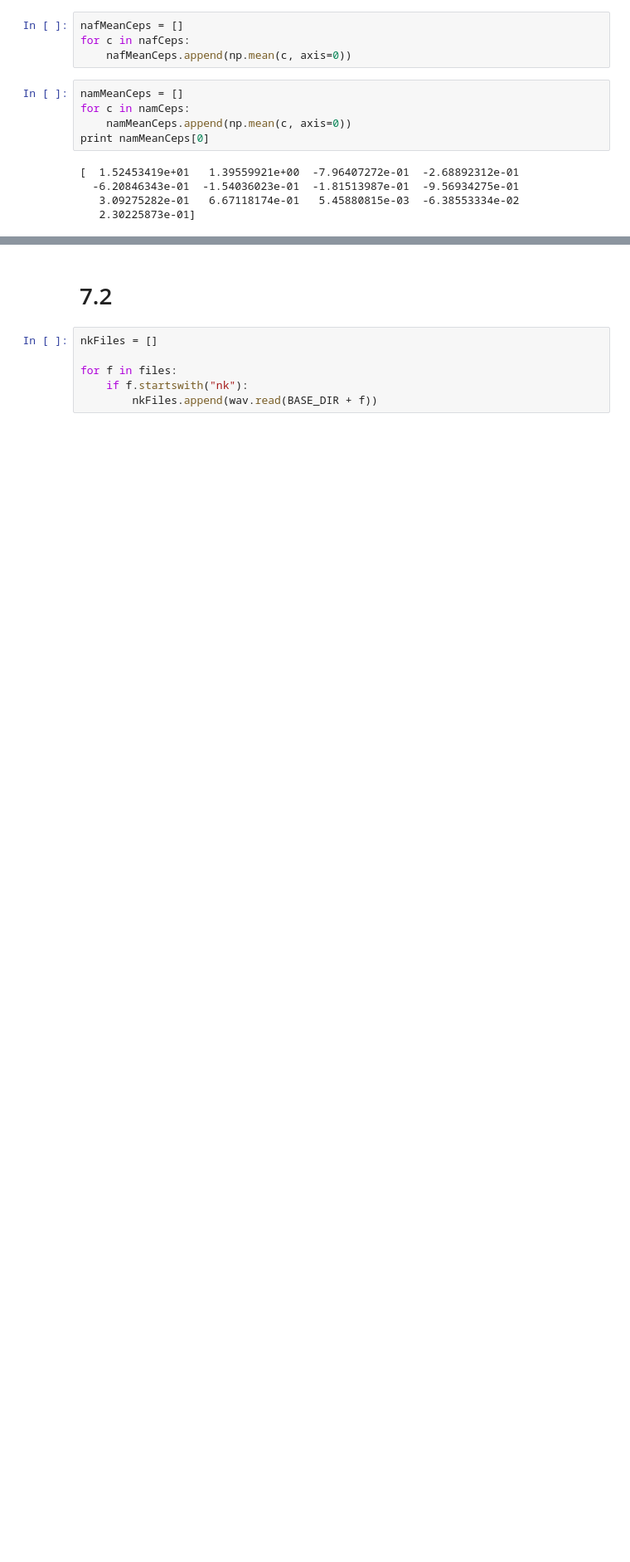
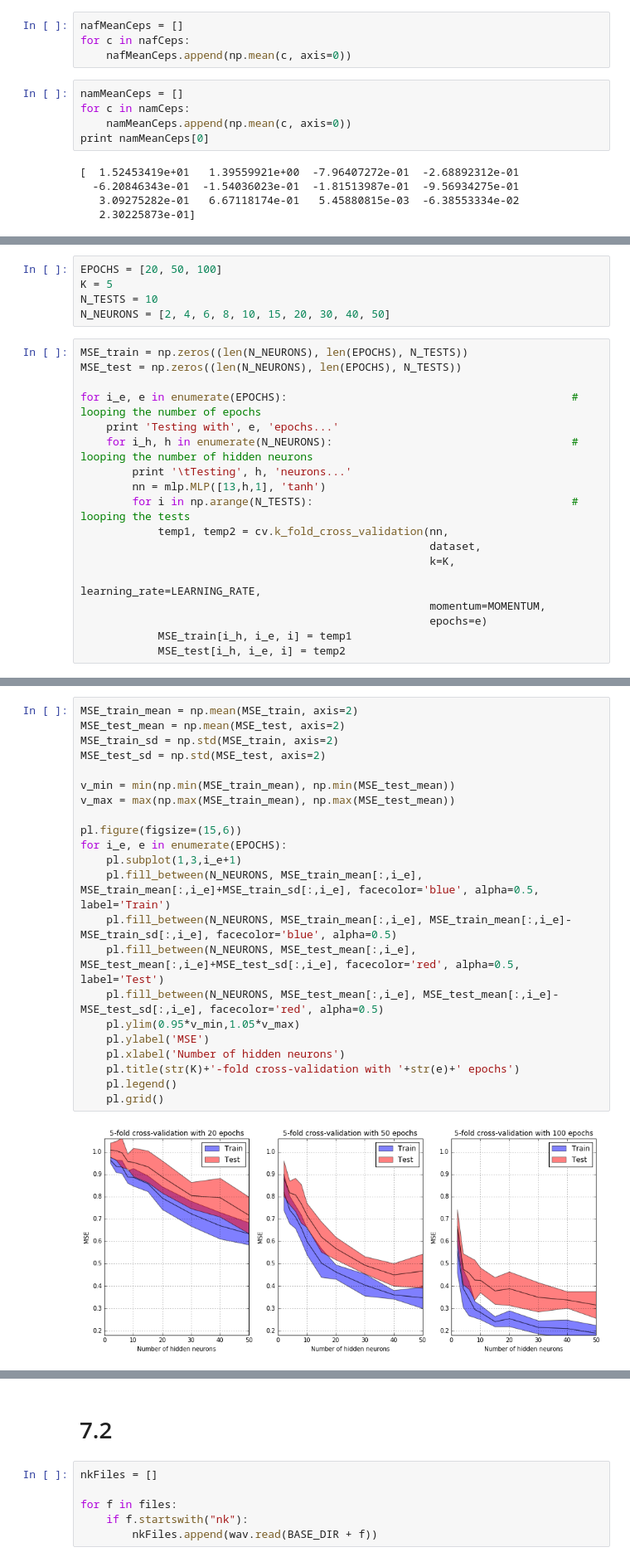
Before and after one commit to BinaryBrain/HEIG-MLG-Lab2, a Jupyter notebook: Report-7.1-draft.ipynb, the cells around one changed output, grey strips where cells are left out. Shown: that part at 83% size. Saved outputs shown, nothing was run; the diff lists cells and outputs as text; blank space fills up the shorter version.

```diff
--- a/Report-7.1-draft.ipynb
+++ b/Report-7.1-draft.ipynb
@@ -53,0 +120,23 @@ print(len(dataset))
+# %%
+EPOCHS = [20, 50, 100]
+K = 5
+N_TESTS = 10
+N_NEURONS = [2, 4, 6, 8, 10, 15, 20, 30, 40, 50]
+# %%
+MSE_train = np.zeros((len(N_NEURONS), len(EPOCHS), N_TESTS))
+MSE_test = np.zeros((len(N_NEURONS), len(EPOCHS), N_TESTS))
+
+for i_e, e in enumerate(EPOCHS):                                            # looping the number of epochs
+    print 'Testing with', e, 'epochs...'
+    for i_h, h in enumerate(N_NEURONS):                                     # looping the number of hidden neurons
+        print '\tTesting', h, 'neurons...'
+        nn = mlp.MLP([13,h,1], 'tanh')
+        for i in np.arange(N_TESTS):                                        # looping the tests
+            temp1, temp2 = cv.k_fold_cross_validation(nn,
+                                                      dataset,
+                                                      k=K,
+                                                      learning_rate=LEARNING_RATE,
+                                                      momentum=MOMENTUM,
+                                                      epochs=e)
+            MSE_train[i_h, i_e, i] = temp1
+            MSE_test[i_h, i_e, i] = temp2
@@ -53,0 +161,24 @@ print(len(dataset))
+# %%
+MSE_train_mean = np.mean(MSE_train, axis=2)
+MSE_test_mean = np.mean(MSE_test, axis=2)
+MSE_train_sd = np.std(MSE_train, axis=2)
+MSE_test_sd = np.std(MSE_test, axis=2)
+
+v_min = min(np.min(MSE_train_mean), np.min(MSE_test_mean))
+v_max = max(np.max(MSE_train_mean), np.max(MSE_test_mean))
+
+pl.figure(figsize=(15,6))
+for i_e, e in enumerate(EPOCHS):
+    pl.subplot(1,3,i_e+1)
+    pl.fill_between(N_NEURONS, MSE_train_mean[:,i_e], MSE_train_mean[:,i_e]+MSE_train_sd[:,i_e], facecolor='blue', alpha=0.5, label='Train')
+    pl.fill_between(N_NEURONS, MSE_train_mean[:,i_e], MSE_train_mean[:,i_e]-MSE_train_sd[:,i_e], facecolor='blue', alpha=0.5)
+    pl.fill_between(N_NEURONS, MSE_test_mean[:,i_e], MSE_test_mean[:,i_e]+MSE_test_sd[:,i_e], facecolor='red', alpha=0.5, label='Test')
+    pl.fill_between(N_NEURONS, MSE_test_mean[:,i_e], MSE_test_mean[:,i_e]-MSE_test_sd[:,i_e], facecolor='red', alpha=0.5)
+    pl.ylim(0.95*v_min,1.05*v_max)
+    pl.ylabel('MSE')
+    pl.xlabel('Number of hidden neurons')
+    pl.title(str(K)+'-fold cross-validation with '+str(e)+' epochs')
+    pl.legend()
+    pl.grid()
+# %% [output]
+[figure, added]
```
Also changed, not shown: parts of 15 cells of this notebook, 1 other file.
